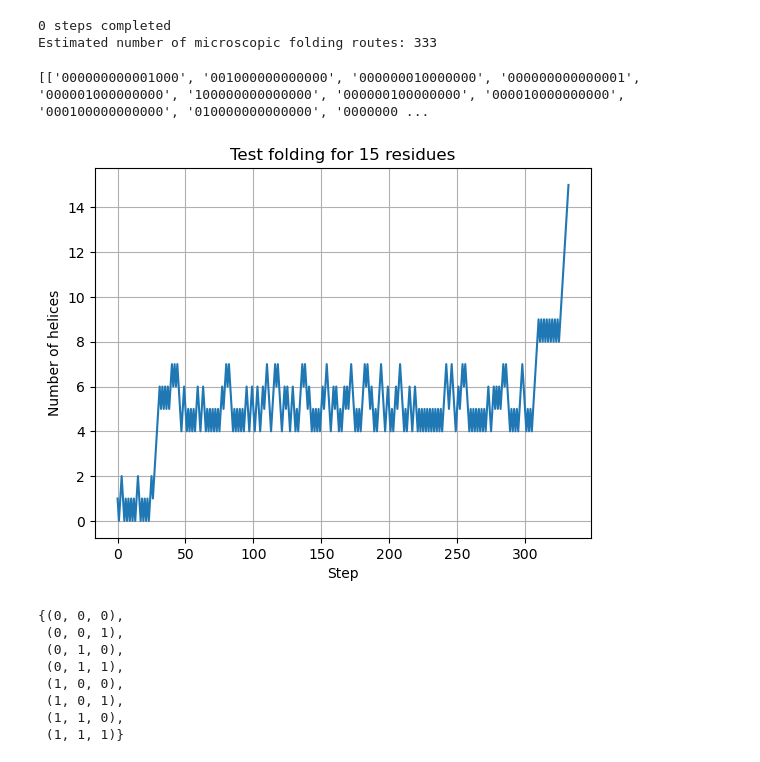
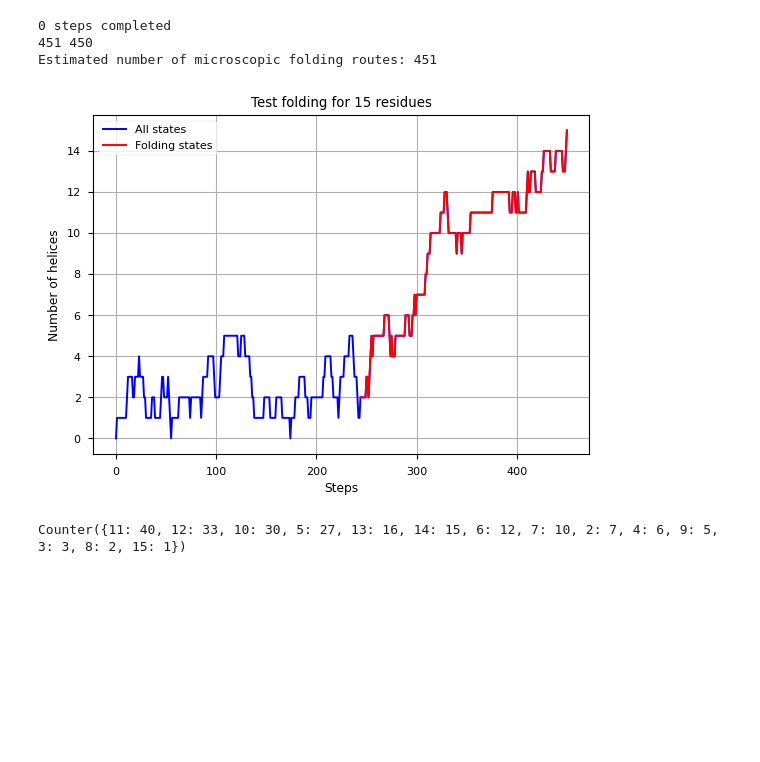
Before and after one commit to aadit-mahajan/assignment2-bt5340, a Jupyter notebook: MC.ipynb, the cells around one changed output. Cells and saved outputs as stored; diff of their text form; code cells hidden in the pictures; blank space fills up the shorter version.

```diff
--- a/MC.ipynb
+++ b/MC.ipynb
@@ -30,12 +36,10 @@ def compute_free_energy(state, temp):
     energy = -R*temp*math.log(penalty)
     return energy
 # %%
-def metropolis_criterion(dE, T=298):
+def get_sw(dE, T=298):
+    # calculates the statistical weight
     R = 8.314
-    if dE > 0:
-        w=np.exp(-dE/(R*T))
-    else:
-        w=1
+    w = np.exp(-dE/(R*T))
     return w
 # %%
 from Levenshtein import distance
@@ -82,0 +81,13 @@ def get_route(routes):
+# %%
+def get_folding_route(path):
+    # finds the folding path using the generated path
+    reverse_path = path[::-1]
+    folding_path = []
+    for i in reverse_path:
+        helix = [int(j) for j in range(len(i)) if i[j] == '1']
+        if len(helix) < LO_THRESH:
+            break
+        else:
+            folding_path.append(i)
+
+    return folding_path[::-1]
@@ -133,33 +181,32 @@ def monte_carlo_folding(n, steps=100000, temp = 298):
 # %%
-num_routes, macrostates = monte_carlo_folding(15)
-print(f"Estimated number of microscopic folding routes: {len(num_routes)}")
+path, macrostates = monte_carlo_folding(15)
+print(f"Estimated number of microscopic folding routes: {len(path)}")
 # %% [output]
 0 steps completed
-Estimated number of microscopic folding routes: 333
+451 450
+Estimated number of microscopic folding routes: 451
-# %%
-route = get_route(num_routes)
-print(route)
-# %% [output]
-[['000000000001000', '001000000000000', '000000010000000', '000000000000001', '000001000000000', '100000000000000', '000000100000000', '000010000000000', '000100000000000', '010000000000000', '0000000 ...
-# %%
-import matplotlib.pyplot as plt
-
-plt.plot(macrostates)
-plt.xlabel('Step')
-plt.ylabel('Number of helices')
-plt.title('Test folding for 15 residues')
-plt.grid()
-plt.show()
-# %% [output]
-[figure, removed]
-# %%
-generate_microstates(3)
-# %% [output]
-{(0, 0, 0),
- (0, 0, 1),
- (0, 1, 0),
- (0, 1, 1),
- (1, 0, 0),
- (1, 0, 1),
- (1, 1, 0),
- (1, 1, 1)}
+# %%
+# plotting the folding path
+folding_path = get_folding_route(path)
+folding_macrostates = []
+for state in folding_path:
+    temp_lst = [int(i) for i in state]
+    nhelix = sum(temp_lst)
+    folding_macrostates.append(nhelix)
+
+
+plt.plot(macrostates, color='blue')
+plt.plot(range(len(macrostates)-len(folding_macrostates), len(macrostates)), folding_macrostates, color='red')
+plt.legend(['All states', 'Folding states'])
+plt.xlabel('Steps')
+plt.ylabel('Number of helices')
+plt.title('Test folding for 15 residues')
+plt.grid()
+plt.show()
+# %% [output]
+[figure, added]
+# %%
+from collections import Counter
+print(Counter(folding_macrostates))
+# %% [output]
+Counter({11: 40, 12: 33, 10: 30, 5: 27, 13: 16, 14: 15, 6: 12, 7: 10, 2: 7, 4: 6, 9: 5, 3: 3, 8: 2, 15: 1})
```
Also changed, not shown: parts of 6 cells of this notebook.
